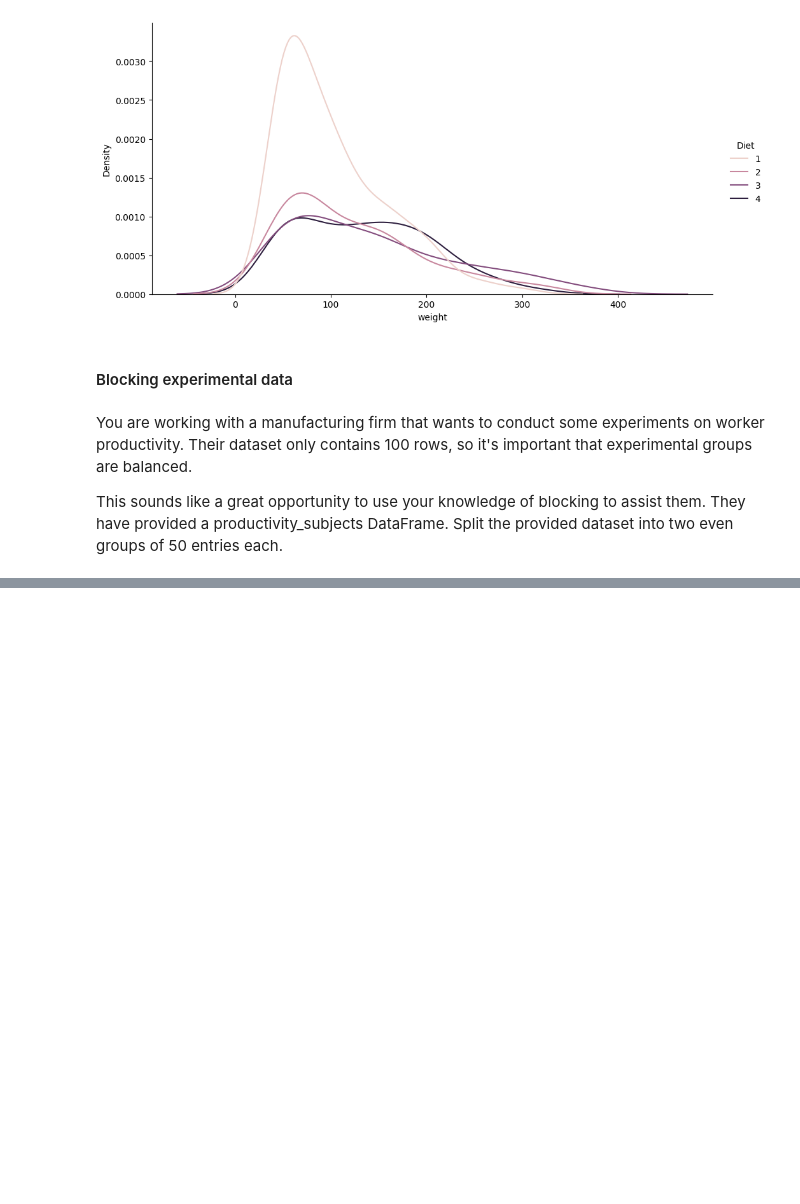
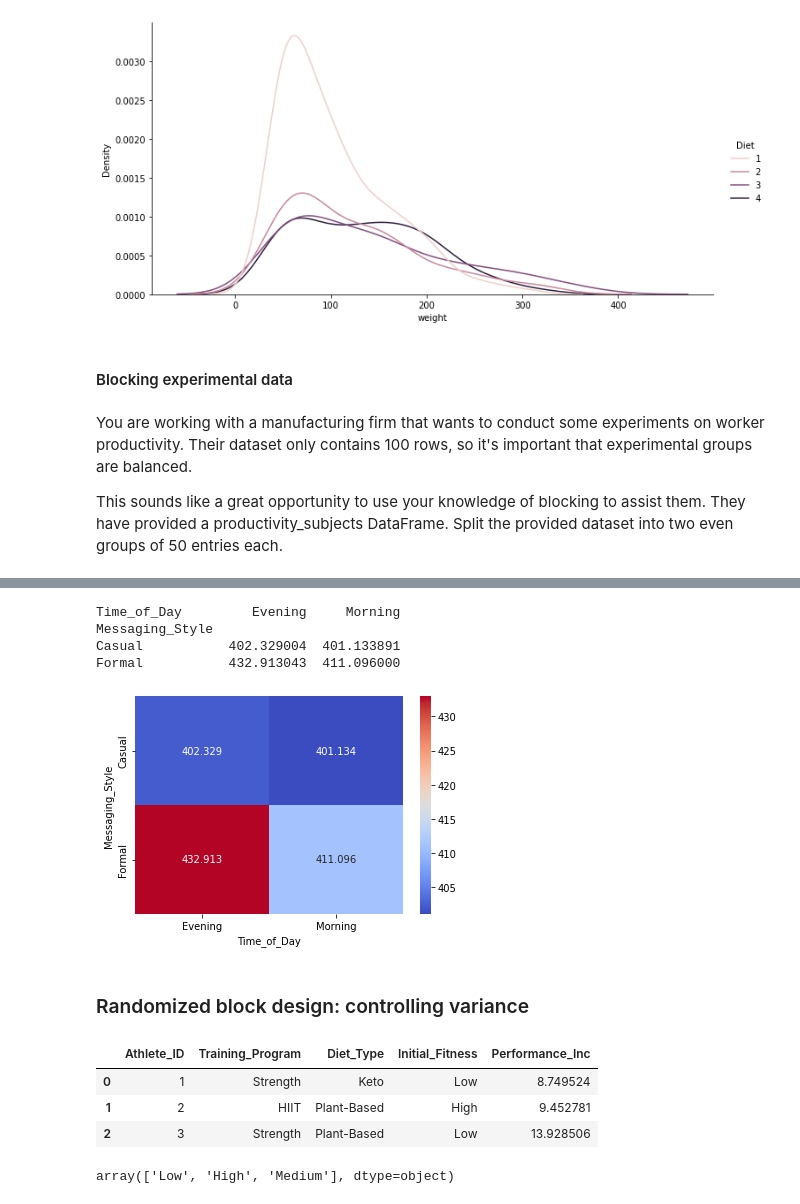
Before and after one commit to AnshuBantra/Python, a Jupyter notebook: Associate Data Scientist in Python/030_Experimental Design in Python/ed.ipynb, the cells around one changed output, grey strips where cells are left out. Cells and saved outputs as stored; diff of their text form; code cells hidden in the pictures; blank space fills up the shorter version.

```diff
--- a/Associate Data Scientist in Python/030_Experimental Design in Python/ed.ipynb
+++ b/Associate Data Scientist in Python/030_Experimental Design in Python/ed.ipynb
@@ -327,0 +129,4 @@ Critical: [0.572 0.652 0.782 0.912 1.085]
+# %%
+import pandas as pd
+marketing_data = pd.read_feather(r'./data/marketing_data.feather')
+marketing_data.head()
@@ -327,0 +140,45 @@ Critical: [0.572 0.652 0.782 0.912 1.085]
+# %%
+marketing_pivot =\
+  pd.pivot_table(
+    marketing_data,
+    values='Conversions',
+    index='Messaging_Style',
+    columns='Time_of_Day',
+    aggfunc='mean'
+)
+print(marketing_pivot)
+# %% [output]
+Time_of_Day         Evening     Morning
+Messaging_Style
+Casual           402.329004  401.133891
+Formal           432.913043  411.096000
+# %%
+import seaborn as sns
+import matplotlib.pyplot as plt
+# Visualize interactions with a heatmap
+sns.heatmap(
+    marketing_pivot,
+    annot=True,
+    cmap='coolwarm',
+    fmt='g')
+
+plt.show()
+# %% [output]
+[figure, added]
+# %% [markdown]
+### Randomized block design: controlling variance
+# %%
+import pandas as pd
+import numpy as np
+import seaborn as sns
+athletes = pd.read_csv(r'.\data\athletic_perf.csv')
+athletes.head(3)
+# %% [output]
+|  | Athlete_ID | Training_Program | Diet_Type | Initial_Fitness | Performance_Inc |
+| 0 | 1 | Strength | Keto | Low | 8.749524 |
+| 1 | 2 | HIIT | Plant-Based | High | 9.452781 |
+| 2 | 3 | Strength | Plant-Based | Low | 13.928506 |
+# %%
+athletes['Initial_Fitness'].unique()
+# %% [output]
+array(['Low', 'High', 'Medium'], dtype=object)
```
Also changed, not shown: parts of 48 cells of this notebook.
